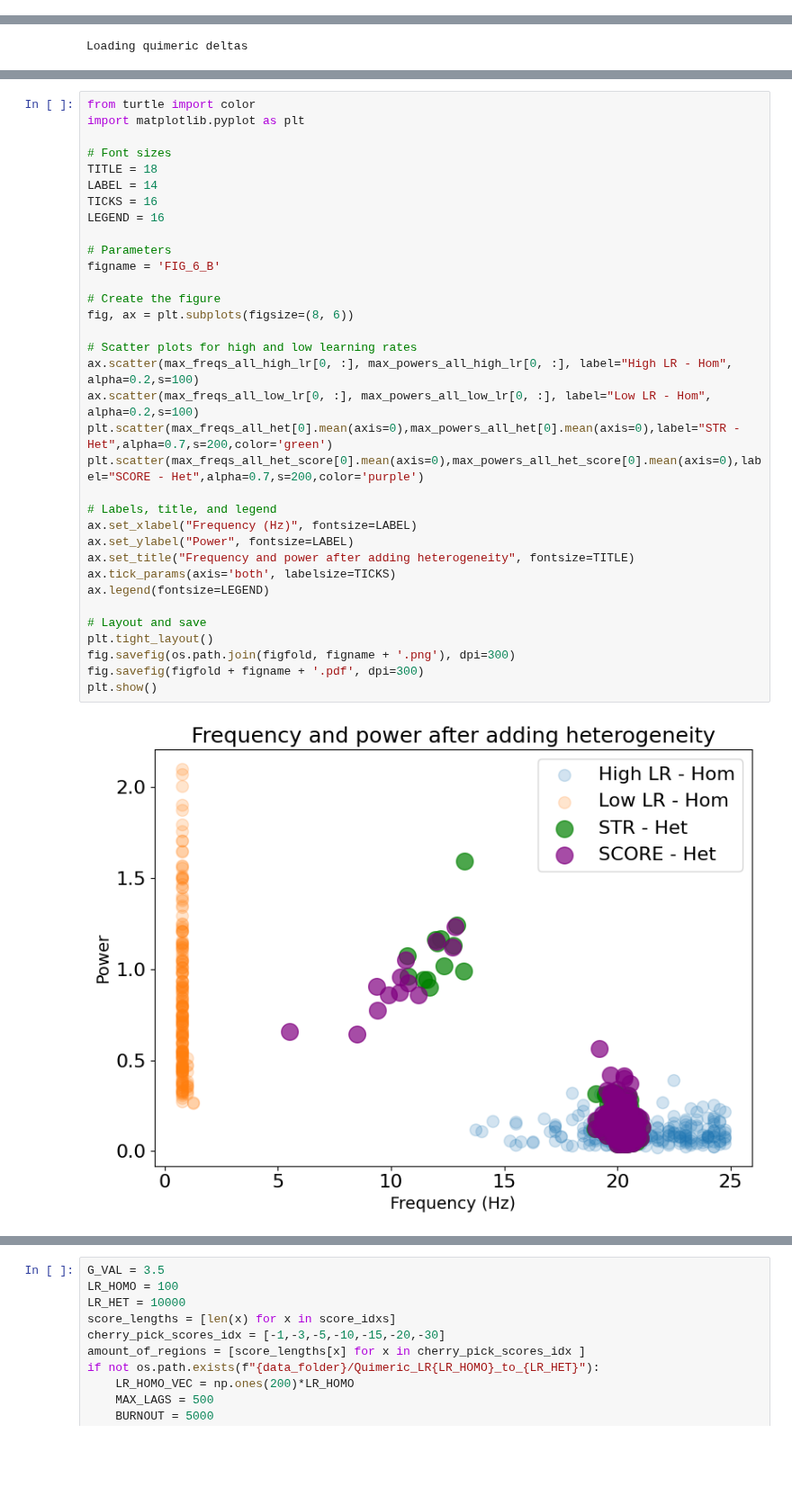
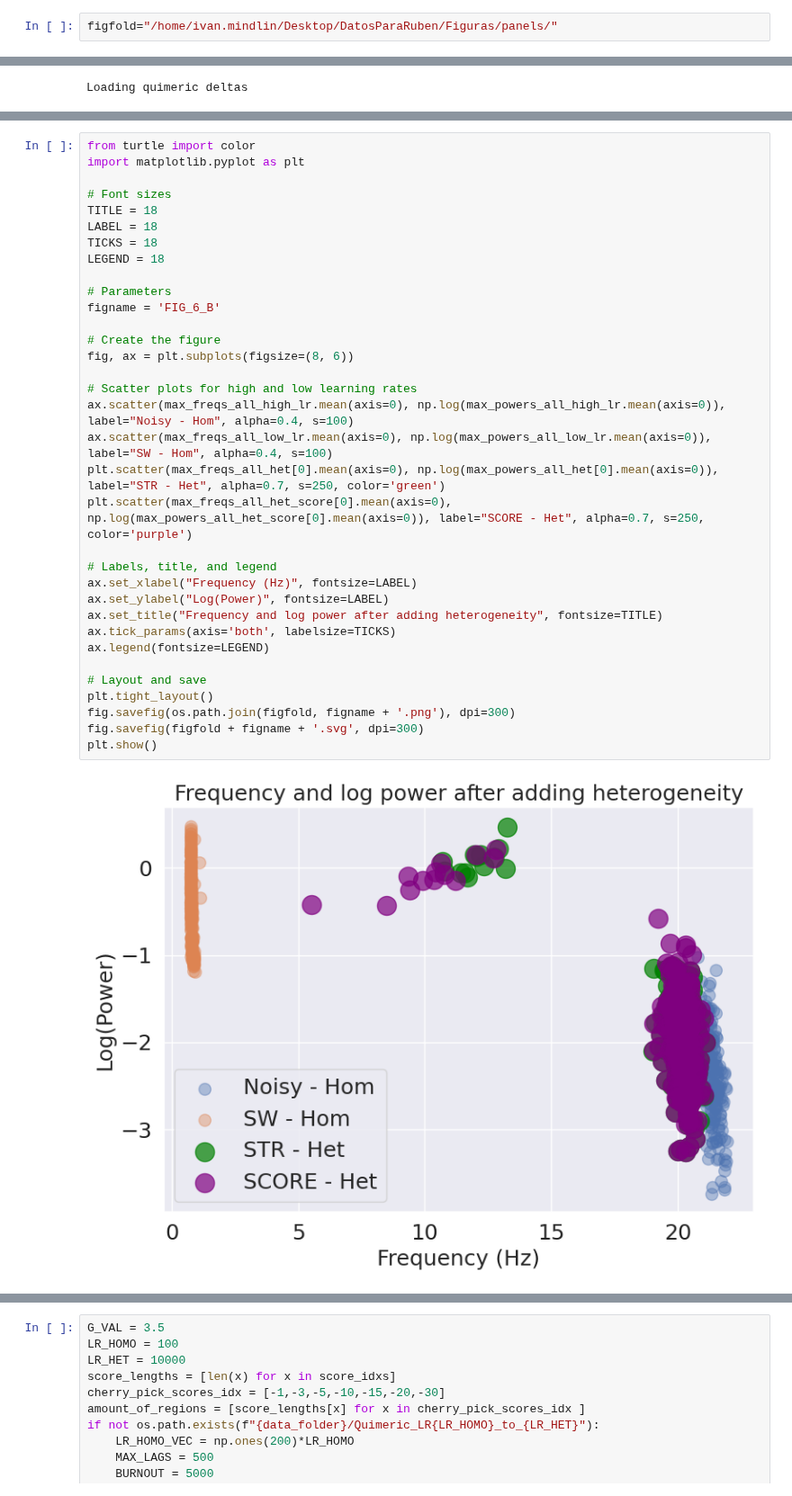
Before and after one commit to Picardian14/dyn_fic_dmf, a Jupyter notebook: python/het_plast_statistics.ipynb, the cells around one changed output, grey strips where cells are left out. Shown at 90% size. Drawn from its saved outputs; the diff is of its cells as text; blank space fills up the shorter version.

```diff
--- a/python/het_plast_statistics.ipynb
+++ b/python/het_plast_statistics.ipynb
@@ -273,3 +266,5 @@ psd_all_low_lr = np.array(psd_all_low_lr)
+# %%
+figfold="/home/ivan.mindlin/Desktop/DatosParaRuben/Figuras/panels/"
 # %%
 import matplotlib.pyplot as plt
 
@@ -456,37 +446,37 @@ Changed 195 regions and got 195 quimeric regions
 # %%
 from turtle import color
 import matplotlib.pyplot as plt
 
 # Font sizes
 TITLE = 18
-LABEL = 14
-TICKS = 16
-LEGEND = 16
+LABEL = 18
+TICKS = 18
+LEGEND = 18
 
 # Parameters
 figname = 'FIG_6_B'
 
 # Create the figure
 fig, ax = plt.subplots(figsize=(8, 6))
 
 # Scatter plots for high and low learning rates
-ax.scatter(max_freqs_all_high_lr[0, :], max_powers_all_high_lr[0, :], label="High LR - Hom", alpha=0.2,s=100)
-ax.scatter(max_freqs_all_low_lr[0, :], max_powers_all_low_lr[0, :], label="Low LR - Hom", alpha=0.2,s=100)
-plt.scatter(max_freqs_all_het[0].mean(axis=0),max_powers_all_het[0].mean(axis=0),label="STR - Het",alpha=0.7,s=200,color='green')
-plt.scatter(max_freqs_all_het_score[0].mean(axis=0),max_powers_all_het_score[0].mean(axis=0),label="SCORE - Het",alpha=0.7,s=200,color='purple')
+ax.scatter(max_freqs_all_high_lr.mean(axis=0), np.log(max_powers_all_high_lr.mean(axis=0)), label="Noisy - Hom", alpha=0.4, s=100)
+ax.scatter(max_freqs_all_low_lr.mean(axis=0), np.log(max_powers_all_low_lr.mean(axis=0)), label="SW - Hom", alpha=0.4, s=100)
+plt.scatter(max_freqs_all_het[0].mean(axis=0), np.log(max_powers_all_het[0].mean(axis=0)), label="STR - Het", alpha=0.7, s=250, color='green')
+plt.scatter(max_freqs_all_het_score[0].mean(axis=0), np.log(max_powers_all_het_score[0].mean(axis=0)), label="SCORE - Het", alpha=0.7, s=250, color='purple')
 
 # Labels, title, and legend
 ax.set_xlabel("Frequency (Hz)", fontsize=LABEL)
-ax.set_ylabel("Power", fontsize=LABEL)
-ax.set_title("Frequency and power after adding heterogeneity", fontsize=TITLE)
+ax.set_ylabel("Log(Power)", fontsize=LABEL)
+ax.set_title("Frequency and log power after adding heterogeneity", fontsize=TITLE)
 ax.tick_params(axis='both', labelsize=TICKS)
 ax.legend(fontsize=LEGEND)
 
 # Layout and save
 plt.tight_layout()
 fig.savefig(os.path.join(figfold, figname + '.png'), dpi=300)
-fig.savefig(figfold + figname + '.pdf', dpi=300)
+fig.savefig(figfold + figname + '.svg', dpi=300)
 plt.show()
 # %% [output]
-[figure, old version]
+[figure, new version]
 # %%
```
Also changed, not shown: parts of 8 cells of this notebook.
